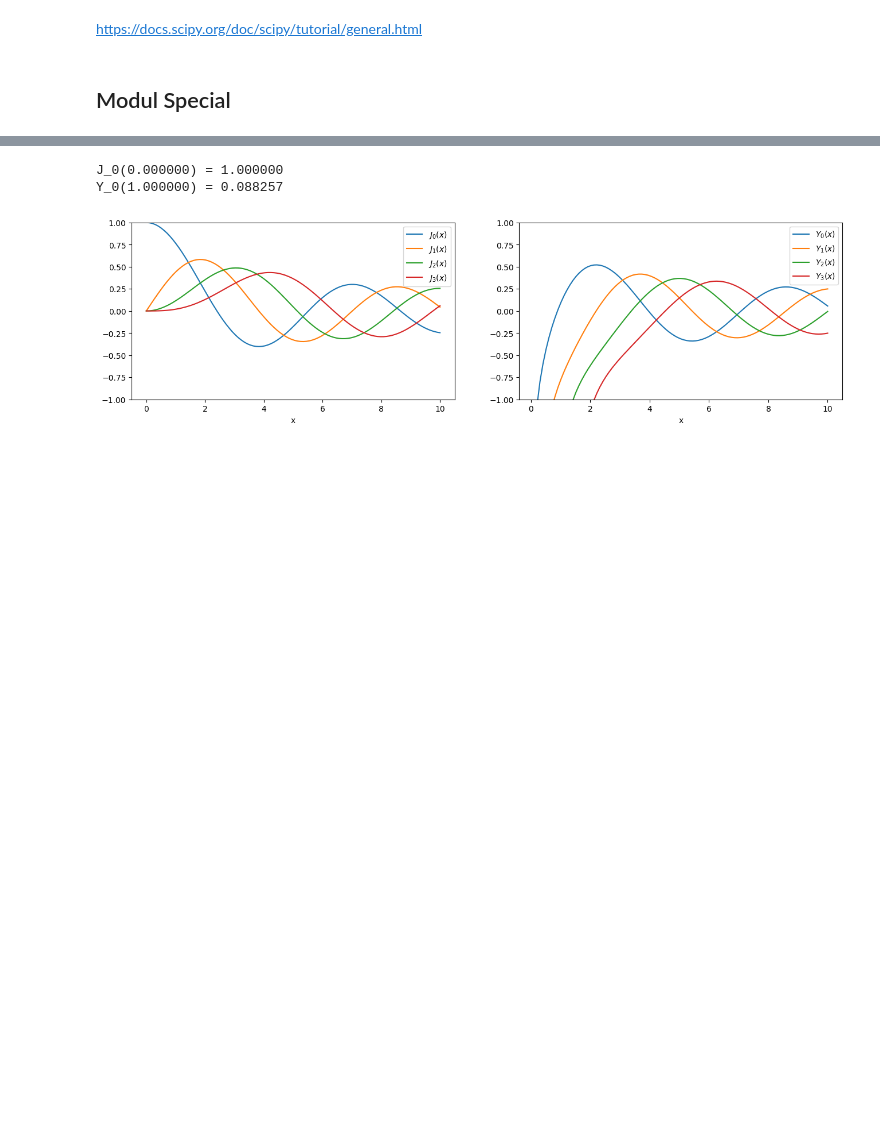
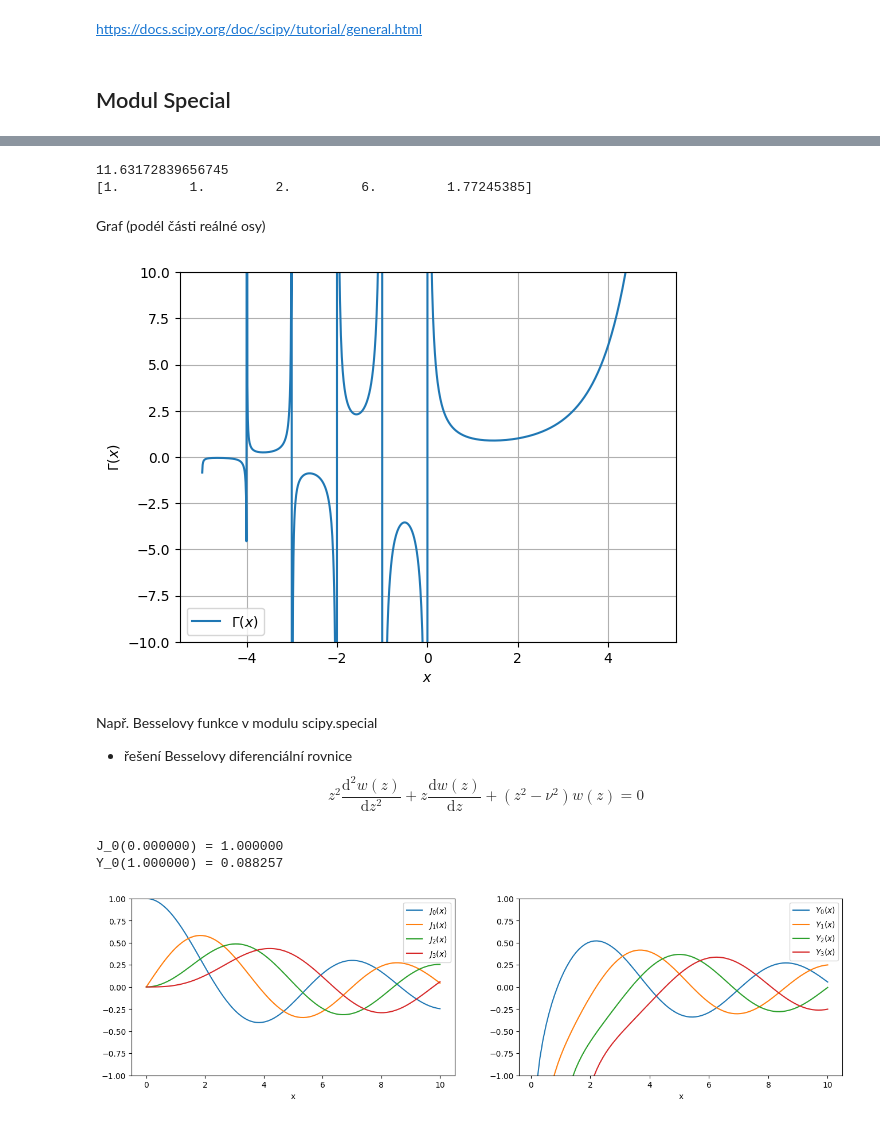
Before and after one commit to pkbcz/MSW2, a Jupyter notebook: 01d SciPy.ipynb, the cells around one changed output, grey strips where cells are left out. Drawn from its saved outputs; the diff is of its cells as text; code cells hidden in the pictures; blank space fills up the shorter version.

```diff
--- a/01d SciPy.ipynb
+++ b/01d SciPy.ipynb
@@ -30,0 +39,14 @@ Např. Besselovy funkce v modulu scipy.special
+# %%
+from scipy.special import gamma
+
+x = 4.5                             # reálné číslo
+print(gamma(x))                     # např. Γ(4.5) ≈ 11.631...
+
+import numpy as np
+z = np.array([1, 2, 3, 4, 0.5])     # víc hodnot najednou
+print(gamma(z))
+# %% [output]
+11.63172839656745
+[1.         1.         2.         6.         1.77245385]
+# %% [markdown]
+Graf (podél části reálné osy)
@@ -31,3 +55,26 @@ Např. Besselovy funkce v modulu scipy.special
+# %%
+import numpy as np
+import matplotlib.pyplot as plt
+from scipy.special import gamma
+
+x = np.linspace(-5, 5, 1000)
+y = gamma(x)
+
+plt.plot(x, y, label=r'$\Gamma(x)$')
+plt.xlabel('$x$')
+plt.ylabel(r'$\Gamma(x)$')
+plt.ylim(-10,10)
+plt.grid(True)
+plt.legend()
+plt.show()
+# %% [output]
+[figure, added]
+# %% [markdown]
+Např. Besselovy funkce v modulu scipy.special
+- řešení Besselovy diferenciální rovnice
+$$
+z^2 \frac{\mathrm{d}^2 w(z)}{\mathrm{d}z^2} + z \frac{\mathrm{d}w(z)}{\mathrm{d}z} + \left(z^2 - \nu^2\right) w(z) = 0
+$$
 # %%
 import scipy.special
 n = 0    # order
```
Also changed, not shown: parts of 17 cells of this notebook, 10 other files.
